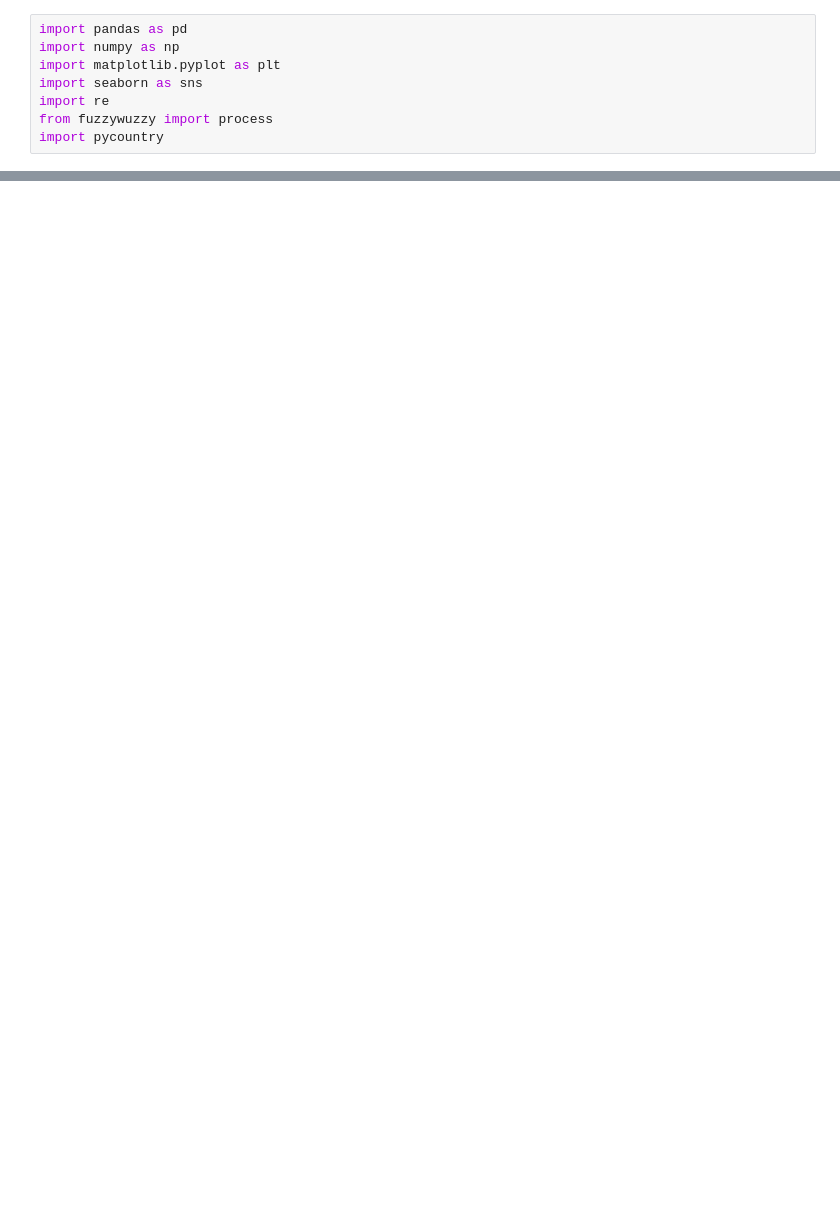
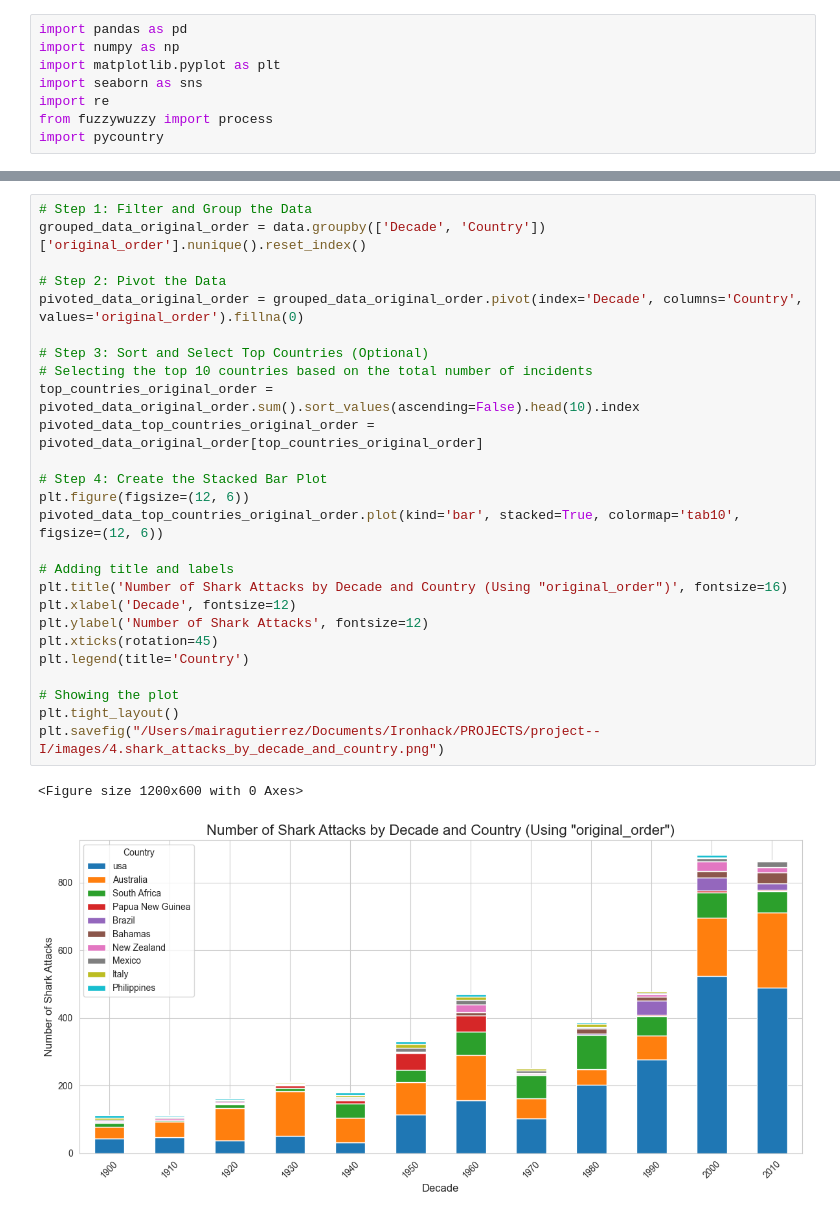
Before and after one commit to MairaMG/project--I, a Jupyter notebook: src/Analysis.ipynb, the cells around one changed output, grey strips where cells are left out. Saved outputs shown, nothing was run; the diff lists cells and outputs as text; blank space fills up the shorter version.

```diff
--- a/src/Analysis.ipynb
+++ b/src/Analysis.ipynb
@@ -80,0 +219,29 @@ dtype: int64
+# %%
+# Step 1: Filter and Group the Data
+grouped_data_original_order = data.groupby(['Decade', 'Country'])['original_order'].nunique().reset_index()
+
+# Step 2: Pivot the Data
+pivoted_data_original_order = grouped_data_original_order.pivot(index='Decade', columns='Country', values='original_order').fillna(0)
+
+# Step 3: Sort and Select Top Countries (Optional)
+# Selecting the top 10 countries based on the total number of incidents
+top_countries_original_order = pivoted_data_original_order.sum().sort_values(ascending=False).head(10).index
+pivoted_data_top_countries_original_order = pivoted_data_original_order[top_countries_original_order]
+
+# Step 4: Create the Stacked Bar Plot
+plt.figure(figsize=(12, 6))
+pivoted_data_top_countries_original_order.plot(kind='bar', stacked=True, colormap='tab10', figsize=(12, 6))
+
+# Adding title and labels
+plt.title('Number of Shark Attacks by Decade and Country (Using "original_order")', fontsize=16)
+plt.xlabel('Decade', fontsize=12)
+plt.ylabel('Number of Shark Attacks', fontsize=12)
+plt.xticks(rotation=45)
+plt.legend(title='Country')
+
+# Showing the plot
+plt.tight_layout()
+plt.savefig("/Users/mairagutierrez/Documents/Ironhack/PROJECTS/project--I/images/4.shark_attacks_by_decade_and_country.png")
+# %% [output]
+<Figure size 1200x600 with 0 Axes>
+[figure, added]
```
Also changed, not shown: parts of 42 cells of this notebook, 15 other files.
